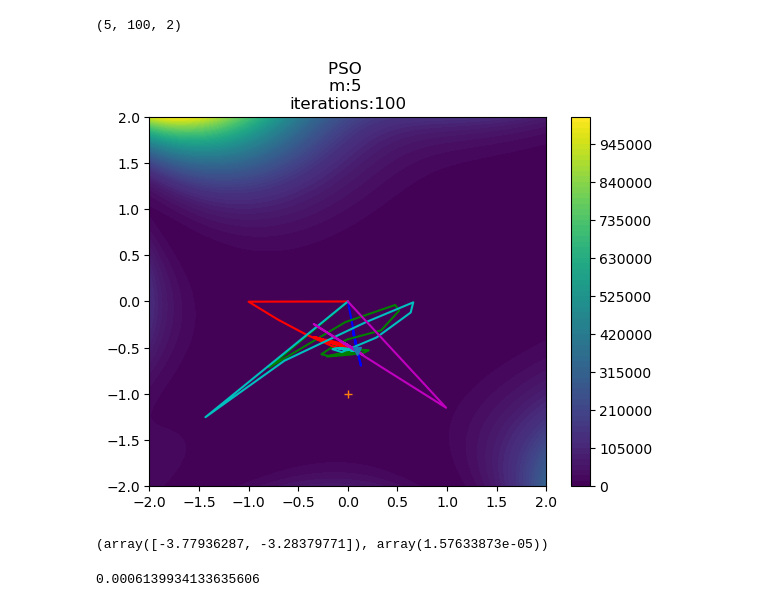
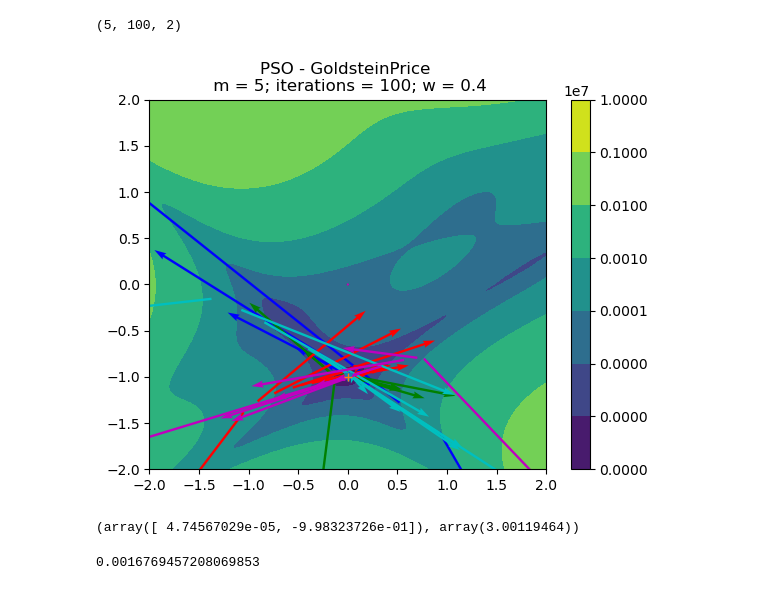
Before and after one commit to thmeier/sapso, a Jupyter notebook: Particle Swarm Optimization.ipynb, the cells around one changed output. Saved outputs shown, nothing was run; the diff lists cells and outputs as text; code cells hidden in the pictures.

Commit message:
clean-up, arrows for plot

```diff
--- a/Particle Swarm Optimization.ipynb
+++ b/Particle Swarm Optimization.ipynb
@@ -16,6 +17,7 @@ class Rosenbrock:
         return 100 * (x[1] - x[0]**2)**2 + (1 - x[0])**2
 # %%
 class GoldsteinPrice:
+    name = "GoldsteinPrice"
     area = np.asarray([[-2.0, 2.0], [-2.0, 2.0]])
     min = np.asarray([[0.0, -1.0]])
 
@@ -119,7 +122,7 @@ def particle_swarm_optimization(m, objective, area, iterations, w):
                 #history = np.concatenate((history, [p_best_neigh]), axis=0) # <---
     return p_best_neigh, f_best_neigh, history
 # %%
-np.random.seed(100) # randomize seed
+np.random.seed(10) # randomize seed
 
 # define testfunction, objective, area
 test_function = GoldsteinPrice
@@ -130,7 +133,7 @@ min = test_function.min
 
 iterations = 100
 m = 5
-w = 0.6
+w = 0.4
 
 p_best, f_best, history = particle_swarm_optimization(m, objective, area, iterations, w)
 # %%
@@ -141,42 +144,47 @@ history.shape
 resolution = 100
 xlist = np.linspace(area[0, 0], area[0, 1], resolution)
 ylist = np.linspace(area[1, 0], area[1, 1], resolution)
 X, Y = np.meshgrid(xlist, ylist)
 I = np.stack([X, Y], axis=-1)
 
 Z = np.zeros((resolution, resolution))
 Z = np.apply_along_axis(objective, -1, I)
 
 fig , ax = plt.subplots(1,1)
 
 cp = ax.contourf(X, Y, Z, locator=ticker.LogLocator(), levels = 100)
 fig.colorbar(cp) # Add a colorbar to a plot
 '''
     b: blue
     g: green
     r: red
     c: cyan
     m: magenta
     y: yellow
     k: black
     w: white
 '''
 colors = ['b', 'g', 'r', 'c', 'm', 'y', 'k', 'w']
 for i, particle_h in enumerate(history):
-    ax.plot(particle_h.T[0], particle_h.T[1], colors[i % len(colors)])
+    ax.quiver(particle_h.T[0],
+              particle_h.T[1],
+              np.diff(particle_h.T[0], prepend = particle_h.T[0][0]),
+              np.diff(particle_h.T[1], prepend = particle_h.T[1][0]),
+              color = colors[i % len(colors)]
+              )
 ax.plot(p_best[0], p_best[1], 'v')
 for el in min:
     ax.plot(el[0], el[1], '+')
-ax.set_title(f'PSO \nm:{m} \niterations:{iterations}')
+ax.set_title(f'PSO - {test_function.name} \n m = {m}; iterations = {iterations}; w = {w}')
 plt.show()
 # %% [output]
-[figure, old version]
+[figure, new version]
 # %%
 p_best,f_best
 # %% [output]
-(array([-3.77936287, -3.28379771]), array(1.57633873e-05))
+(array([ 4.74567029e-05, -9.98323726e-01]), array(3.00119464))
 # %%
 idx = np.linalg.norm(min - p_best, axis = 1).argmin()
 print(np.linalg.norm(min[idx] - p_best))
 # %% [output]
-0.0006139934133635606
+0.0016769457208069853
```
Also changed, not shown: parts of 2 cells of this notebook.
